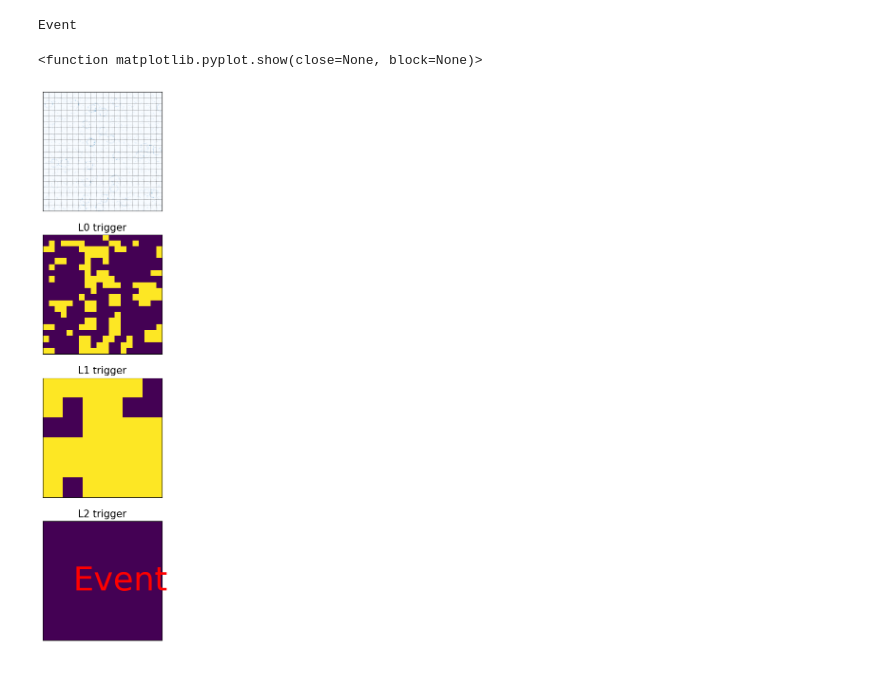
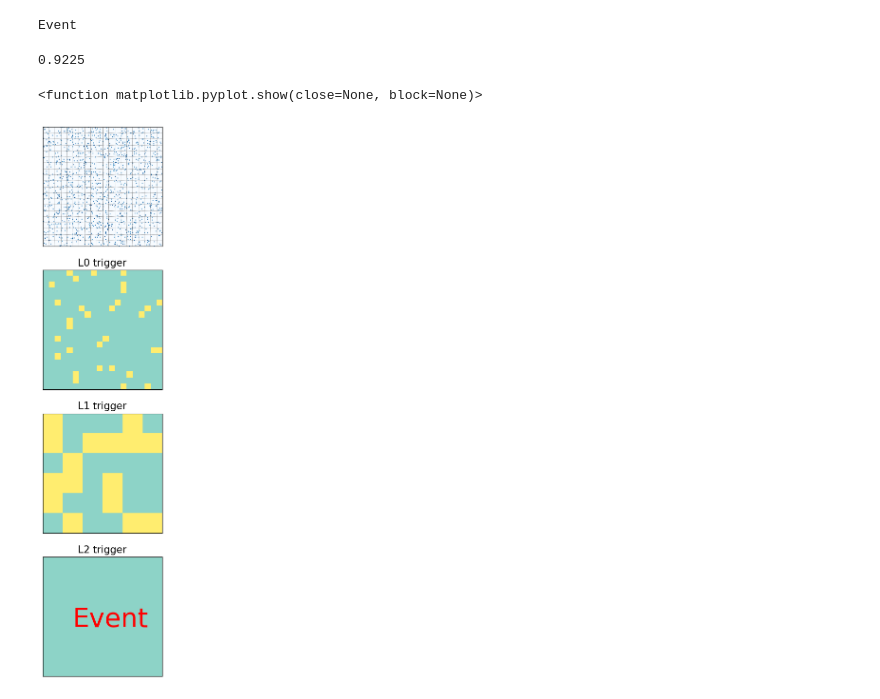
Before and after one commit to JesusPenha/CBM_jupyterhub, a Jupyter notebook: Triggering_sysytem.ipynb, the cells around one changed output. Saved outputs shown, nothing was run; the diff lists cells and outputs as text; code cells hidden in the pictures.

```diff
--- a/Triggering_sysytem.ipynb
+++ b/Triggering_sysytem.ipynb
@@ -191,9 +191,9 @@ for j in range(P):
 # %%
 Ring_array = np.zeros((Nc*8,Nr*8))
 
-r  = 6.0 # Cherenkov ring diameter, we can add radious variance
+r  = 4.5 # Cherenkov ring diameter, we can add radious variance
 Np_ring = 27 # Number of photons per ring
-N_rings = 30 # Number of rings
+N_rings = 20 # Number of rings
 
 for j in range(N_rings):
 
@@ -222,7 +222,8 @@ Noise_cam = sipm.Camera_noise(Pulse_shape, N_pixel, Pixel_size, M, DCR, Cross, A
 # %%
 import matplotlib
 
-Event = Ring_array.T+Noise_cam
+#Event = Ring_array.T+Noise_cam
+Event = Noise_cam
 
 plt.figure(figsize=(25, 7))
 plt.imshow(Event, cmap='Blues')
@@ -240,5 +241,5 @@ cbar = plt.colorbar(norm=matplotlib.colors.LogNorm())
 cbar.ax.tick_params(labelsize=15)
 cbar.set_label(label="spe", size=20)
 
-plt.savefig('Figures/Rich.eps', format='eps', bbox_inches='tight', pad_inches=0)
+# plt.savefig('Figures/Rich.eps', format='eps', bbox_inches='tight', pad_inches=0)
 # %% [output]
@@ -307,6 +308,12 @@ else:
 print (bool_event)
 # %% [output]
 Event
+# %%
+# Entropy
+sparsity = np.sum(L0_trigger==0)/(np.sum(L0_trigger==0)+np.sum(L0_trigger==1))
+sparsity
+# %% [output]
+0.9225
 # %%
 plt.figure(figsize=(35, 15))
 
@@ -317,35 +324,37 @@ for i in range(Nc):
     plt.axvline((i+1)*8, color='k', lw=0.5, ls='dotted')
 for i in range(Nr):
     plt.axhline((i+1)*8, color='k', lw=0.5, ls='dotted')
 
 plt.xticks([])
 plt.yticks([])
 plt.axis([0,Nc*8,0,Nr*8])
 
 # cbar = plt.colorbar(norm=matplotlib.colors.LogNorm())
 # cbar.ax.tick_params(labelsize=15)
 # cbar.set_label(label="spe", size=25)
 
 plt.subplot(4,1,2)
-plt.imshow(L0_trigger, origin='lower')
+plt.imshow(L0_trigger, origin='lower', cmap='Set3')
 plt.title("L0 trigger", fontsize=15)
 plt.xticks([])
 plt.yticks([])
 
 plt.subplot(4,1,3)
-plt.imshow(L1_trigger, origin='lower')
+plt.imshow(L1_trigger, origin='lower', cmap='Set3')
 plt.title("L1 trigger", fontsize=15)
 plt.xticks([])
 plt.yticks([])
 
 plt.subplot(4,1,4)
-plt.imshow(L2_trigger, origin='lower')
-plt.text(1,2,bool_event, fontsize=50, color='r')
+plt.imshow(L2_trigger, origin='lower', cmap='Set3')
+plt.text(1,2, bool_event, fontsize=40, color='r')
 plt.title("L2 trigger", fontsize=15)
 plt.xticks([])
 plt.yticks([])
 
+plt.savefig('Figures/Trigger_noise.eps', format='eps', bbox_inches='tight', pad_inches=0)
+
 plt.show
 # %% [output]
 <function matplotlib.pyplot.show(close=None, block=None)>
-[figure, old version]
+[figure, new version]
```
Also changed, not shown: parts of 6 cells of this notebook, 4 other files.
